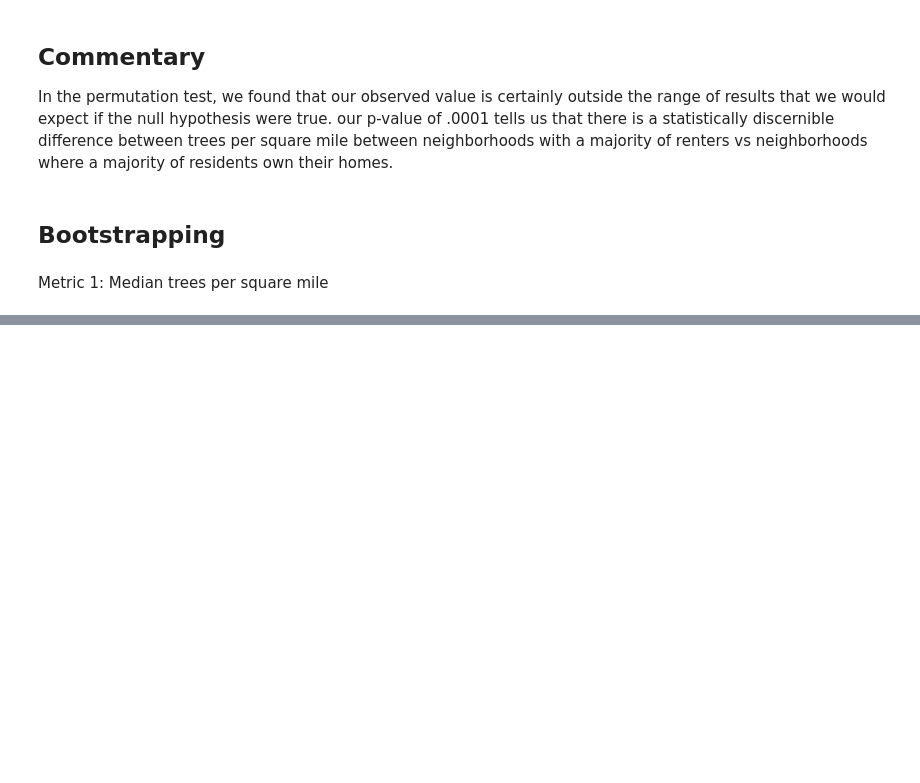
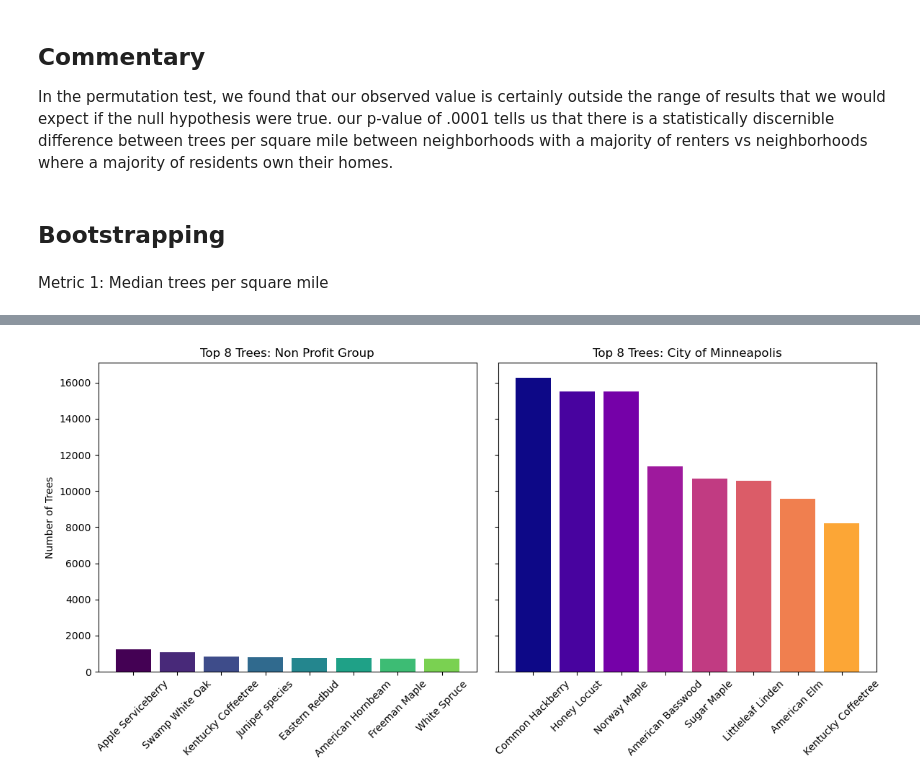
Before and after one commit to josiahpasse-cmd/minneapolis-tree-analysis, a Jupyter notebook: analysis.ipynb, the cells around one changed output, grey strips where cells are left out. Cells and saved outputs as stored; diff of their text form; code cells hidden in the pictures; blank space fills up the shorter version.

Commit message:
Completed analysis

```diff
--- a/analysis.ipynb
+++ b/analysis.ipynb
@@ -648,0 +717,10 @@ Mean of Boots:      4377.2018
+# %%
+# Define a function to retreive the top 5 groups
+def top_tree_types_by_group(df: pd.DataFrame, key_col: str, value: str, n: int = 5) -> pd.Series:
+    filtered_df = df.loc[df[key_col] == value]
+    top_n = filtered_df.value_counts("common_name")[:n]
+    return top_n
+
+# Check Work
+np_top = top_tree_types_by_group(df=mpls_trees_by_source_type, key_col="source_type", value="Non Profit Group", n=7)
+np_top
@@ -648,0 +737,33 @@ Mean of Boots:      4377.2018
+# %%
+# Now build a function to run this analysis for each group (we'll reuse this function for question 2)
+def make_pretty_charts(df: pd.DataFrame, key_col: str, values: list[str], n: int = 5) -> None:
+    # Create the figure. axes will be an array of subplot objects.
+    fig, axes = plt.subplots(1, len(values), figsize=(6 * len(values), 6), sharey=True)
+
+    colormaps = ['viridis', 'plasma', 'spring', 'cool']
+
+    for i, value in enumerate(values):
+            # Retrieve the top n trees
+            data = top_tree_types_by_group(df=df, key_col=key_col, value=value, n=n)
+
+            # Plotting the bar chart
+            cmap = plt.get_cmap(colormaps[i % len(colormaps)])
+            colors = cmap(np.linspace(0, 0.8, len(data)))
+            # data.index provides the tree names, data.values provides the counts
+            axes[i].bar(data.index, data.values, color=colors)
+
+            axes[i].set_title(f'Top {n} Trees: {value}')
+            axes[i].set_ylabel('Number of Trees' if i == 0 else "") # Only label the first Y axis
+
+            # Rotate x-labels because tree names are usually long
+            axes[i].tick_params(axis='x', rotation=45)
+
+    plt.tight_layout()
+    plt.show()
+
+### Gemini helped with much of the plotting logic above, and gave me the idea to use enumerate rather than manually manage a counter helper variable
+
+## Let's try it out
+make_pretty_charts(df=mpls_trees_by_source_type, key_col="source_type", values=["Non Profit Group", "City of Minneapolis"], n=8)
+# %% [output]
+[figure, added]
```
Also changed, not shown: parts of 24 cells of this notebook.
